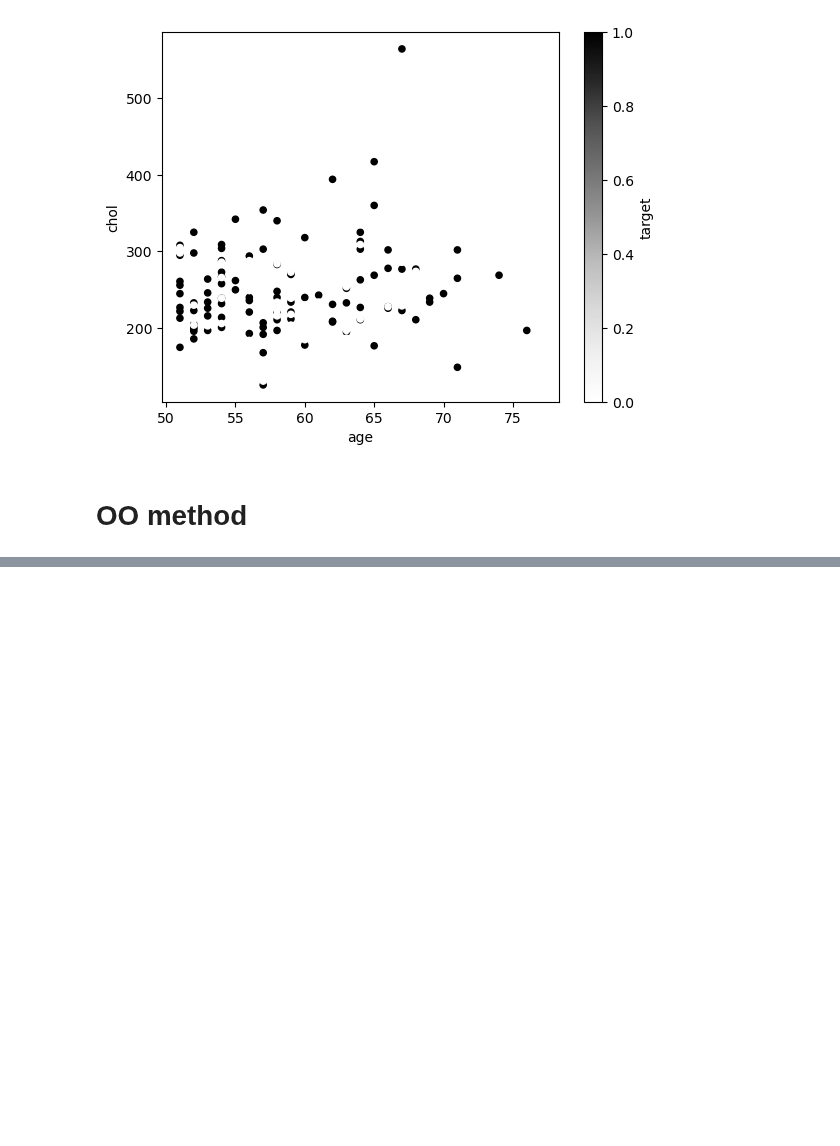
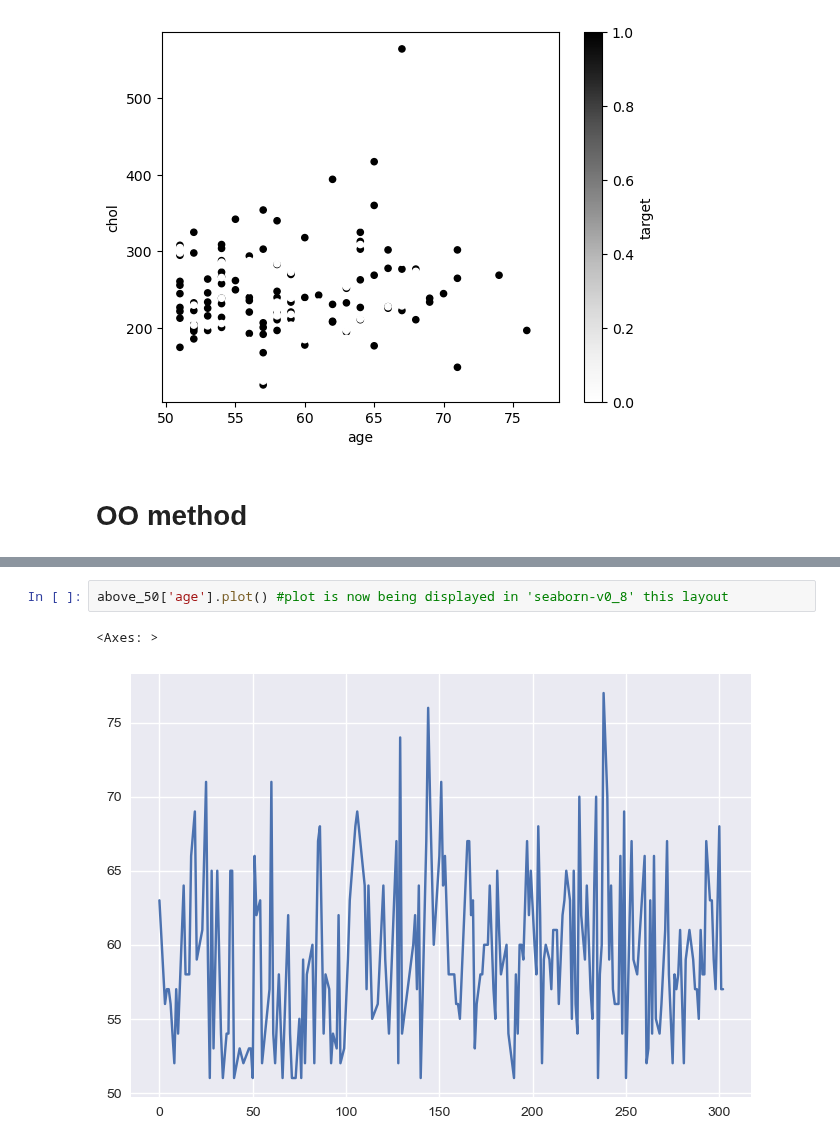
Before and after one commit to adityash97/DataScience, a Jupyter notebook: matplotlib.ipynb, the cells around one changed output, grey strips where cells are left out. Drawn from its saved outputs; the diff is of its cells as text; blank space fills up the shorter version.

```diff
--- a/matplotlib.ipynb
+++ b/matplotlib.ipynb
@@ -375,0 +452,5 @@ above_50.plot.scatter(x='age',y='chol',c='target') #2ndway
+# %%
+above_50['age'].plot() #plot is now being displayed in 'seaborn-v0_8' this layout
+# %% [output]
+<Axes: >
+[figure, added]
```
Also changed, not shown: parts of 10 cells of this notebook.
